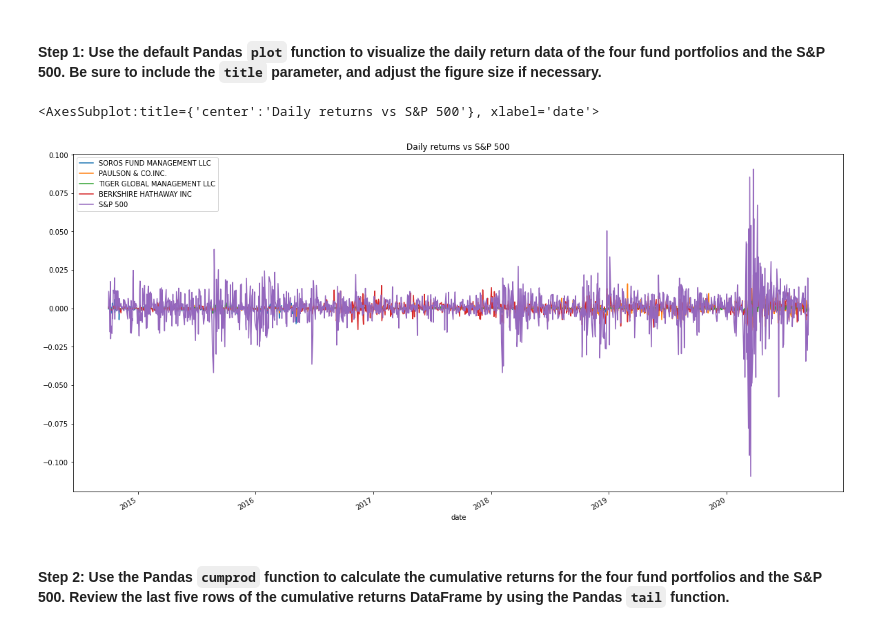
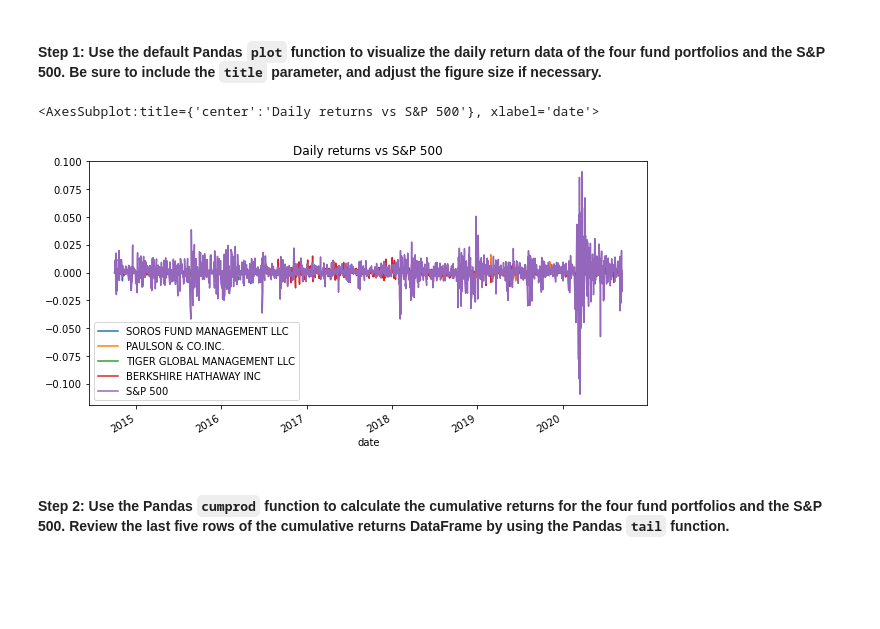
Before and after one commit to rhurst11/Fintech_Module_4_Challenge, a Jupyter notebook: Workspace/risk_return_analysis.ipynb, the cells around one changed output. Cells and saved outputs as stored; diff of their text form; code cells hidden in the pictures; blank space fills up the shorter version.

```diff
--- a/Workspace/risk_return_analysis.ipynb
+++ b/Workspace/risk_return_analysis.ipynb
@@ -171,10 +171,10 @@ Analyze the data to determine if any of the portfolios outperform the broader st
 #### Step 1:  Use the default Pandas `plot` function to visualize the daily return data of the four fund portfolios and the S&P 500. Be sure to include the `title` parameter, and adjust the figure size if necessary.
 # %%
 # Plotting the daily return data of the 4 funds and the S&P 500
-daily_returns.plot(title = "Daily returns vs S&P 500", figsize=(20,10))
+daily_returns.plot(title = "Daily returns vs S&P 500", figsize=(10,5))
 # %% [output]
 <AxesSubplot:title={'center':'Daily returns vs S&P 500'}, xlabel='date'>
-[figure, old version]
+[figure, new version]
 # %% [markdown]
 #### Step 2: Use the Pandas `cumprod` function to calculate the cumulative returns for the four fund portfolios and the S&P 500. Review the last five rows of the cumulative returns DataFrame by using the Pandas `tail` function.
 # %%
```
Also changed, not shown: parts of 8 cells of this notebook, 17 other files.
